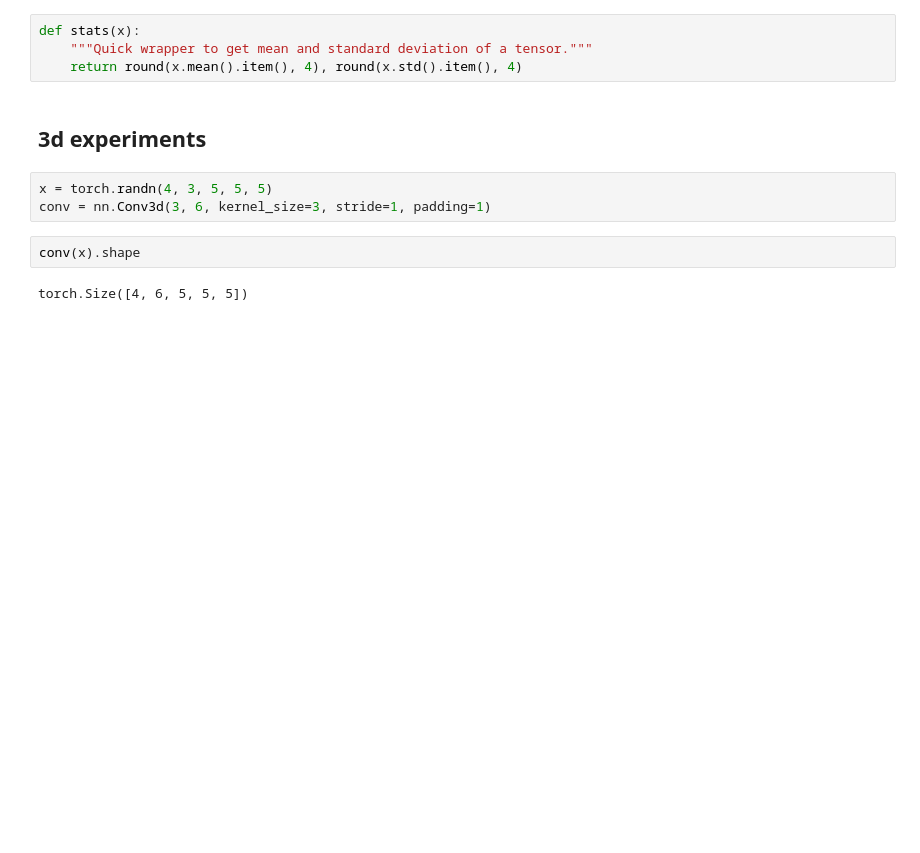
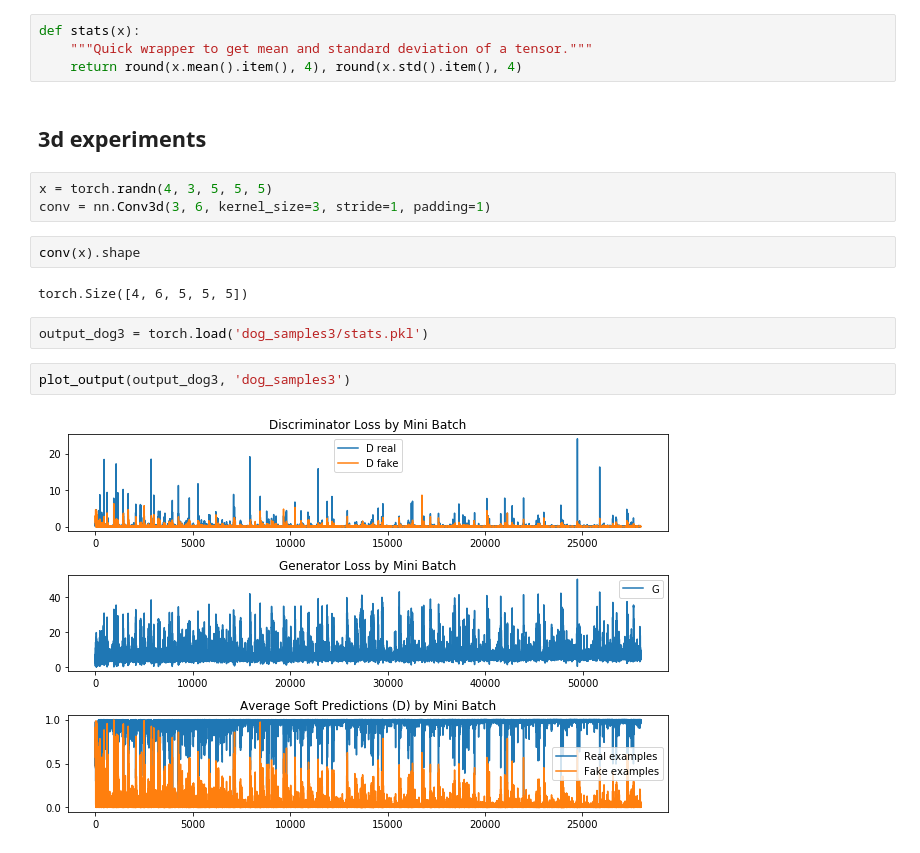
Before and after one commit to hdmamin/GAN-architectures, a Jupyter notebook: dev.ipynb, the cells around one changed output. Saved outputs shown, nothing was run; the diff lists cells and outputs as text; blank space fills up the shorter version.

```diff
--- a/dev.ipynb
+++ b/dev.ipynb
@@ -212,3 +207,9 @@ conv = nn.Conv3d(3, 6, kernel_size=3, stride=1, padding=1)
 conv(x).shape
 # %% [output]
 torch.Size([4, 6, 5, 5, 5])
+# %%
+output_dog3 = torch.load('dog_samples3/stats.pkl')
+# %%
+plot_output(output_dog3, 'dog_samples3')
+# %% [output]
+[figure, added]
```
Also changed, not shown: parts of 2 cells of this notebook, 5 other files.
